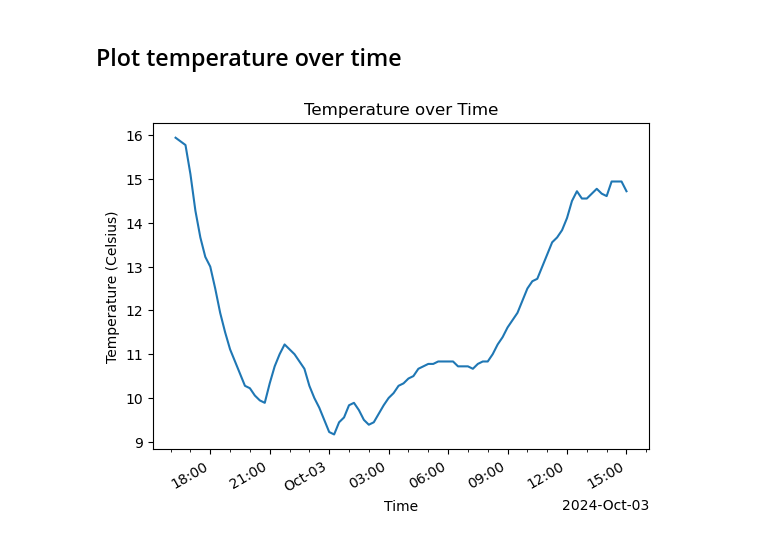
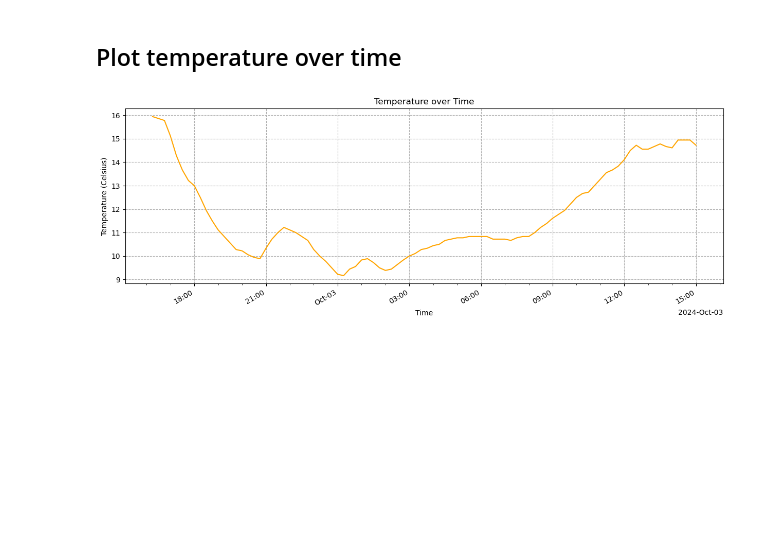
Before and after one commit to eoghanpw/PFDA-assignments, a Jupyter notebook: assignment2-weather.ipynb, the cells around one changed output. Cells and saved outputs as stored; diff of their text form; code cells hidden in the pictures; blank space fills up the shorter version.

Commit message:
updates to assignment 2. spell check and code linting. moved csv files to data folder.

```diff
--- a/assignment2-weather.ipynb
+++ b/assignment2-weather.ipynb
@@ -14,8 +14,10 @@ from matplotlib.ticker import AutoMinorLocator
 # %% [markdown]
 ## Import the data
 # %%
-# Import the csv with pandas
-weather = pd.read_csv("weatherreadings1.csv")
+# Import the csv file with pandas.
+csv_file = "./data/weatherreadings1.csv"
+
+weather = pd.read_csv(csv_file)
 # %% [markdown]
 ## First look at the data
 # %%
@@ -76,26 +50,34 @@ memory usage: 22.0+ KB
 # %% [markdown]
 ## Plot temperature over time
 # %%
+# x and y variables.
 x = weather["reportStartDateTime"]
 y = weather["dryBulbTemperature_Celsius"]
 
+# Plot type.
+fig, ax = plt.subplots(figsize=(15, 5))
+ax.plot(x, y, color="orange")
 
-fig, ax = plt.subplots()
-
-ax.plot(x, y)
-
+# Set title and axix labels.
 ax.set_title("Temperature over Time")
 ax.set_ylabel("Temperature (Celsius)")
 ax.set_xlabel("Time")
 
-locator = mdates.AutoDateLocator() # https://matplotlib.org/stable/api/dates_api.html#matplotlib.dates.ConciseDateFormatter
+# Add grid.
+ax.grid(linestyle="--")
+
+# Format x axis.
+# References:
+# https://matplotlib.org/stable/api/dates_api.html#matplotlib.dates.ConciseDateFormatter
+# https://matplotlib.org/stable/gallery/showcase/anatomy.html
+# https://matplotlib.org/stable/api/_as_gen/matplotlib.figure.Figure.autofmt_xdate.html
+locator = mdates.AutoDateLocator()
 formatter = mdates.ConciseDateFormatter(locator)
 ax.xaxis.set_major_formatter(formatter)
+ax.xaxis.set_minor_locator(AutoMinorLocator(3))
+fig.autofmt_xdate()
 
-ax.xaxis.set_minor_locator(AutoMinorLocator(3)) # https://matplotlib.org/stable/gallery/showcase/anatomy.html#anatomy-of-a-figure
-
-fig.autofmt_xdate() # https://matplotlib.org/stable/api/_as_gen/matplotlib.figure.Figure.autofmt_xdate.html#matplotlib-figure-figure-autofmt-xdate
-
+# Show plot.
 plt.show()
 # %% [output]
-[figure, old version]
+[figure, new version]
```
Also changed, not shown: parts of 7 cells of this notebook, 2 other files.
